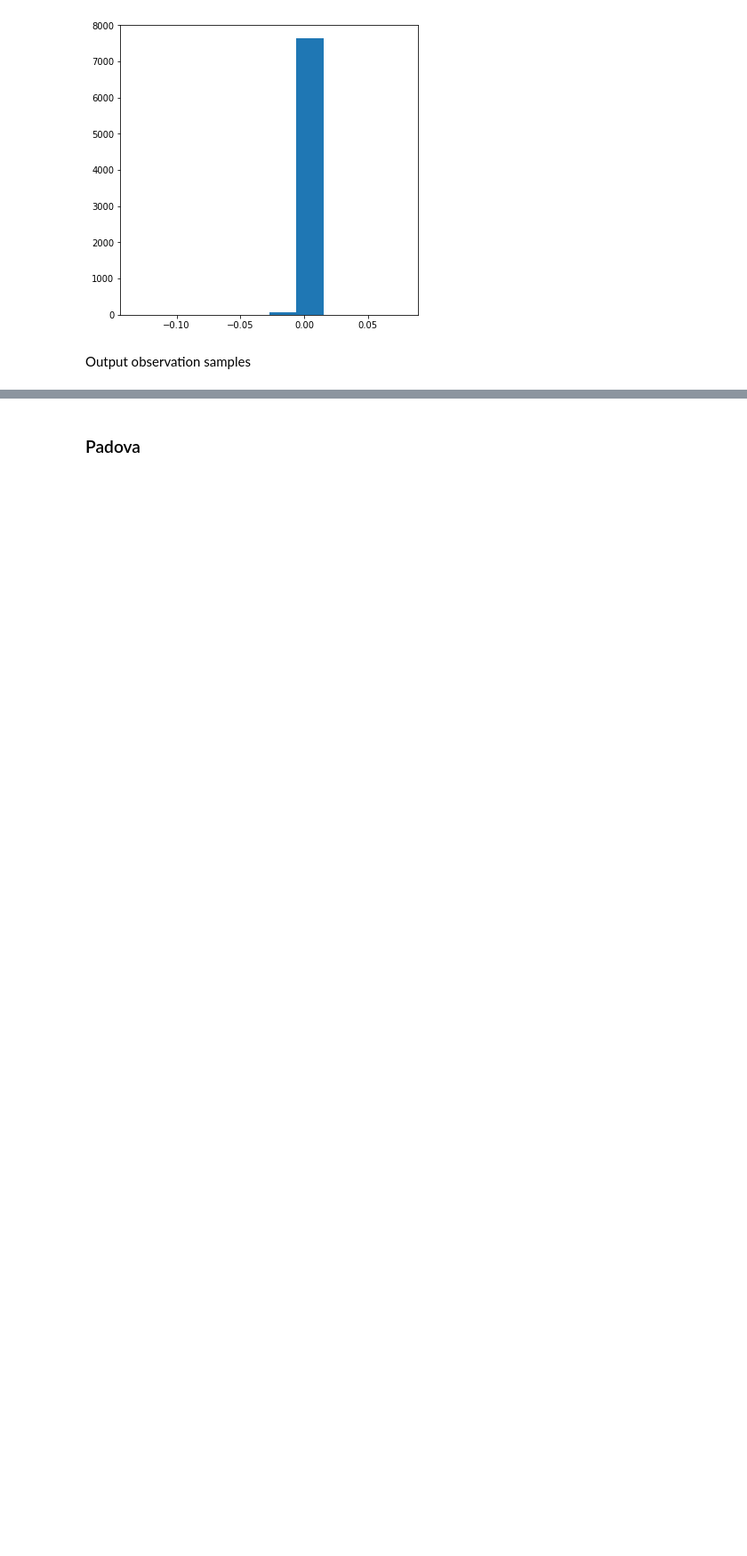
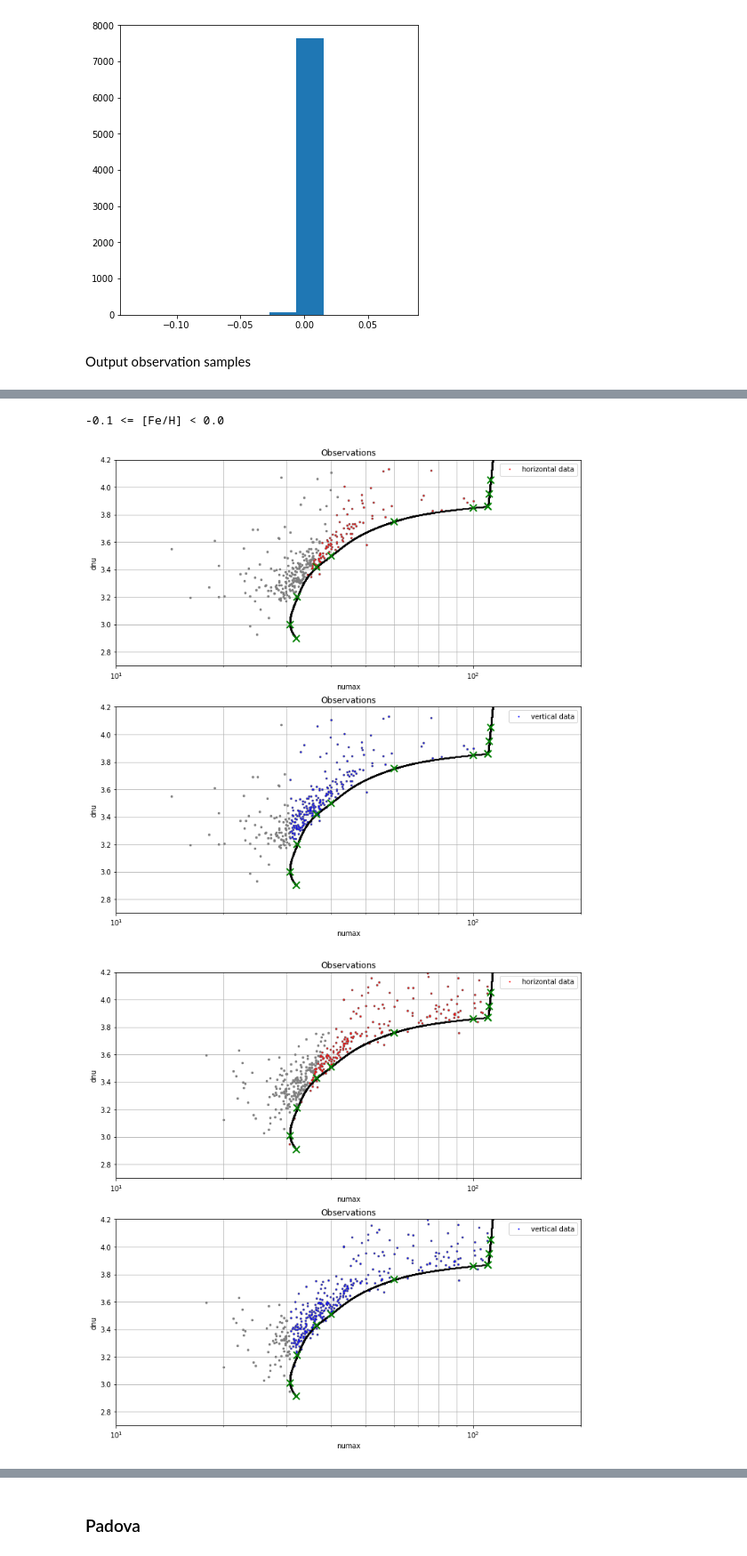
Before and after one commit to parallelpro/nike, a Jupyter notebook: lib/1-quantify-the-edge.ipynb, the cells around one changed output, grey strips where cells are left out. Shown at 89% size. Cells and saved outputs as stored; diff of their text form; code cells hidden in the pictures; blank space fills up the shorter version.

```diff
--- a/lib/1-quantify-the-edge.ipynb
+++ b/lib/1-quantify-the-edge.ipynb
@@ -477,0 +455,12 @@ edge_analysis(numax_obs, nike_obs, dnu_obs, filepath, points, tp, title)
+# %%
+ibin = 2
+print("{:0.1f} <= [Fe/H] < {:0.1f}".format(feh_limits[ibin], feh_limits[ibin+1]))
+points1=[(32, 2.91), (30.7, 3.01), (32.2, 3.21), (36.5, 3.43), (40, 3.51), (60, 3.76), (100, 3.86), (110, 3.87)]
+points2=[(110, 3.87), (111, 3.95), (112, 4.05), (116, 4.5)]
+points=[points1,points2]
+tp = (110, 3.87)
+workflow(points, tp, ibin)
+# %% [output]
+-0.1 <= [Fe/H] < 0.0
+[figure, added]
+[figure, added]
```
Also changed, not shown: parts of 41 cells of this notebook, 52 other files.
